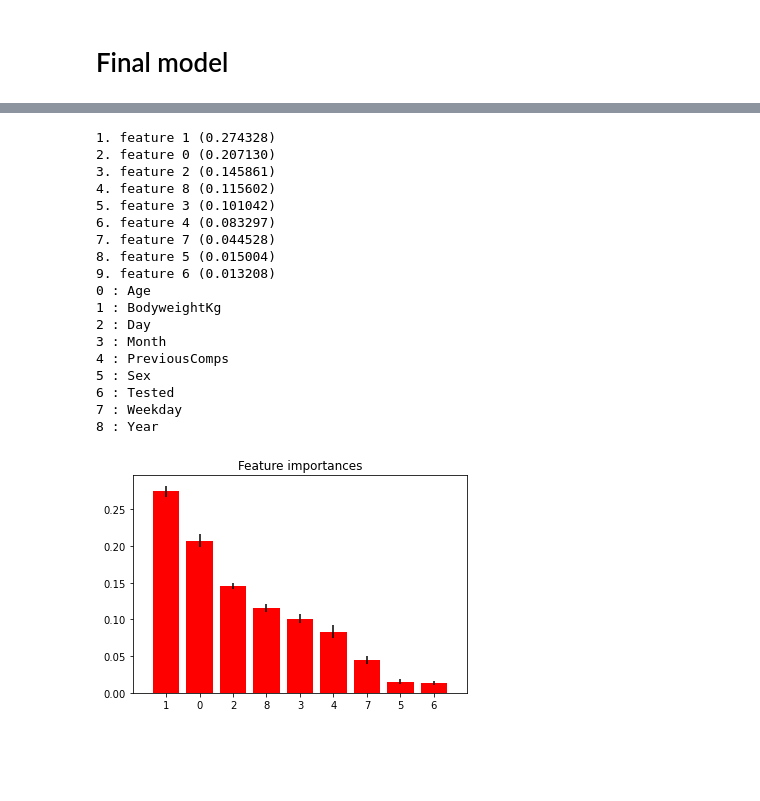
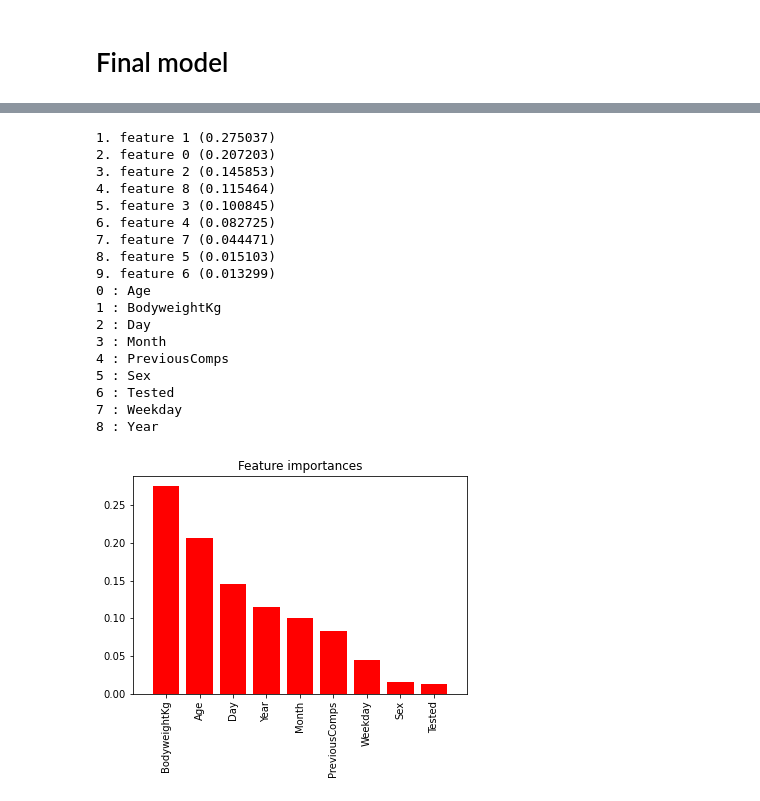
Before and after one commit to tiitvaino/Analysis_of_powerlifting_meet_results, a Jupyter notebook: model.ipynb, the cells around one changed output, grey strips where cells are left out. Saved outputs shown, nothing was run; the diff lists cells and outputs as text; code cells hidden in the pictures; blank space fills up the shorter version.

```diff
--- a/model.ipynb
+++ b/model.ipynb
@@ -257,39 +269,41 @@ Accurate +-2 cat: 94.92774777404759
 # %%
 importances = best_fitted_model.feature_importances_
 indices = np.argsort(importances)[::-1]
+names = []
 for f in range(X.shape[1]):
     print("%d. feature %d (%f)"  % (f + 1, indices[f], importances[indices[f]]))
+    names.append(X_train.columns[indices[f]])
+
+
 
 for i in range(len(X_train.columns)):
     print(i, ":", X_train.columns[i])
 
-std = np.std([tree.feature_importances_ for tree in best_fitted_model.estimators_],
-             axis=0)
 
 plt.figure()
 plt.title("Feature importances")
 plt.bar(range(X.shape[1]), importances[indices],
-        color="r", yerr=std[indices], align="center")
-plt.xticks(range(X.shape[1]), indices)
+        color="r", align="center")
+plt.xticks(range(len(names)), names, rotation = 90)
 plt.xlim([-1, X.shape[1]])
 plt.show()
 # %% [output]
-1. feature 1 (0.274328)
-2. feature 0 (0.207130)
-3. feature 2 (0.145861)
-4. feature 8 (0.115602)
-5. feature 3 (0.101042)
-6. feature 4 (0.083297)
-7. feature 7 (0.044528)
-8. feature 5 (0.015004)
-9. feature 6 (0.013208)
+1. feature 1 (0.275037)
+2. feature 0 (0.207203)
+3. feature 2 (0.145853)
+4. feature 8 (0.115464)
+5. feature 3 (0.100845)
+6. feature 4 (0.082725)
+7. feature 7 (0.044471)
+8. feature 5 (0.015103)
+9. feature 6 (0.013299)
 0 : Age
 1 : BodyweightKg
 2 : Day
 3 : Month
 4 : PreviousComps
 5 : Sex
 6 : Tested
 7 : Weekday
 8 : Year
-[figure, old version]
+[figure, new version]
```
Also changed, not shown: parts of 14 cells of this notebook, 1 other file.
